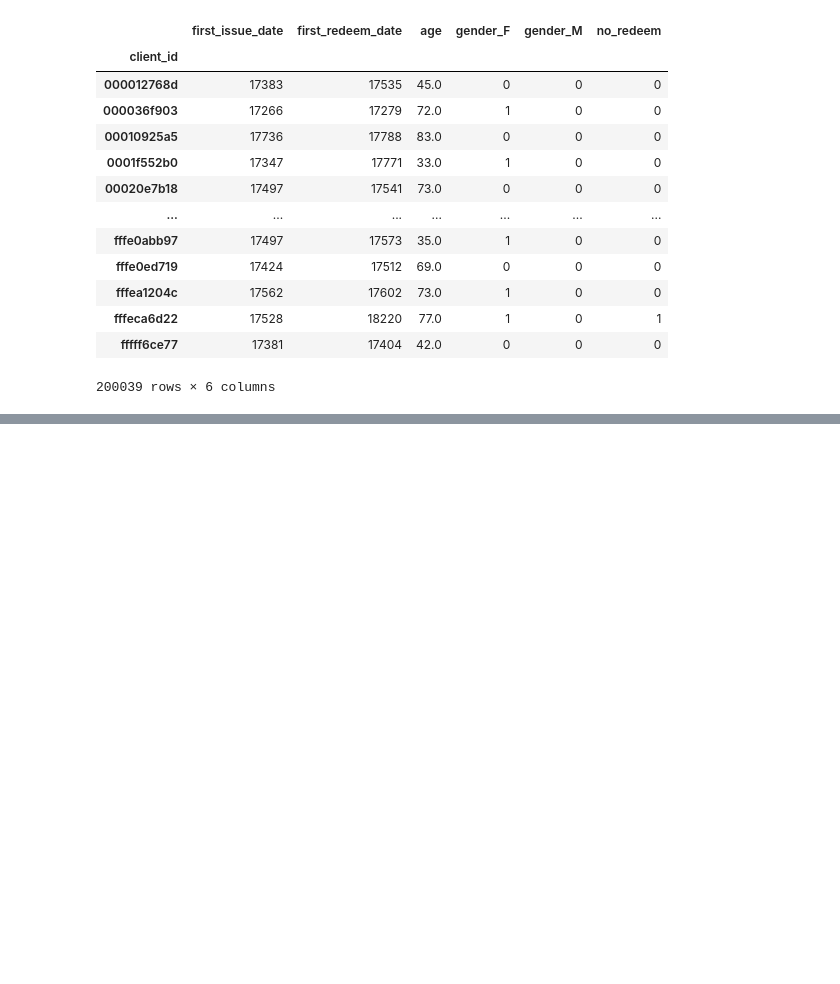
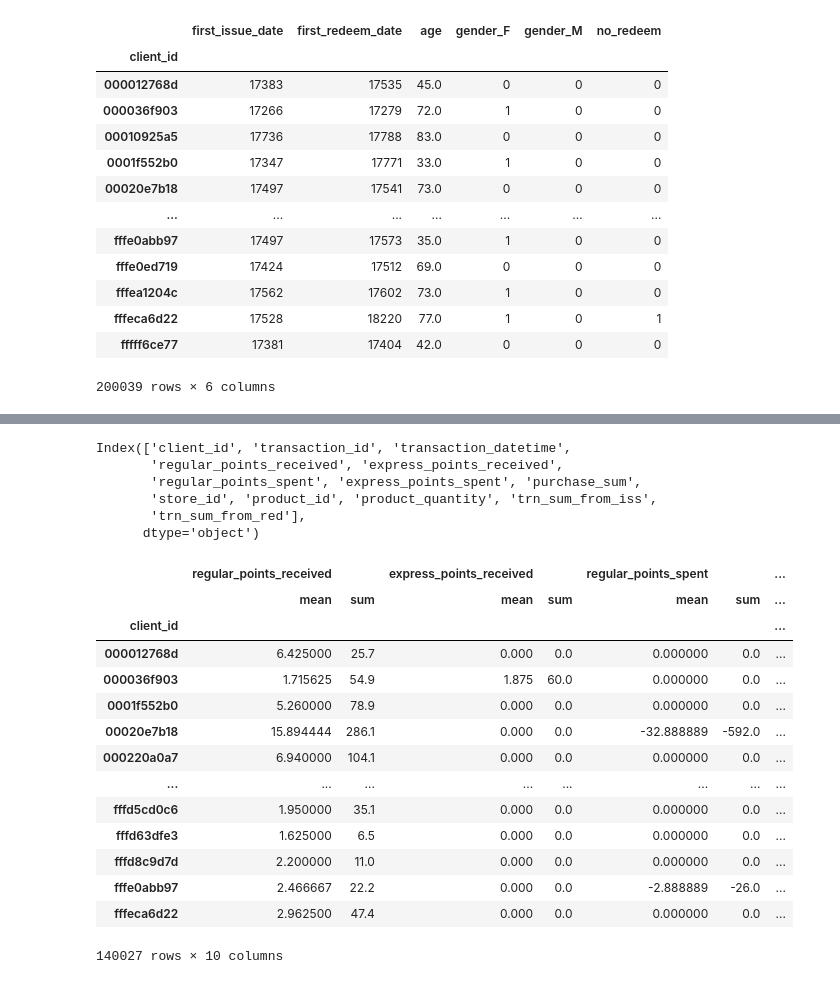
Before and after one commit to Denis-Kazakov/Kaggle_CFT_uplift, a Jupyter notebook: data_prep.ipynb, the cells around one changed output, grey strips where cells are left out. Saved outputs shown, nothing was run; the diff lists cells and outputs as text; code cells hidden in the pictures; blank space fills up the shorter version.

```diff
--- a/data_prep.ipynb
+++ b/data_prep.ipynb
@@ -148,0 +151,3 @@ clients.to_csv('clients2_modified.csv')
+# %%
+train_purch = pd.read_csv('train_purch.csv', parse_dates=['transaction_datetime'])
+train_purch
@@ -148,0 +168,41 @@ clients.to_csv('clients2_modified.csv')
+# %%
+train_purch.columns
+# %% [output]
+Index(['client_id', 'transaction_id', 'transaction_datetime',
+       'regular_points_received', 'express_points_received',
+       'regular_points_spent', 'express_points_spent', 'purchase_sum',
+       'store_id', 'product_id', 'product_quantity', 'trn_sum_from_iss',
+       'trn_sum_from_red'],
+      dtype='object')
+# %%
+train_purch = train_purch\
+    .groupby(['client_id','transaction_id'])\
+    .agg({'regular_points_received': 'mean',
+          'express_points_received': 'mean',
+          'regular_points_spent': 'mean',
+          'express_points_spent': 'mean',
+          'purchase_sum': 'mean'})\
+    .reset_index()\
+    .groupby('client_id')\
+    .agg({'regular_points_received': ['mean', 'sum'],
+          'express_points_received': ['mean', 'sum'],
+          'regular_points_spent': ['mean', 'sum'],
+          'express_points_spent': ['mean', 'sum'],
+          'purchase_sum': ['mean', 'sum']})
+train_purch
+# %% [output]
+|  | regular_points_received |  | express_points_received |  | regular_points_spent |  | ... |
+|  | mean | sum | mean | sum | mean | sum | ... |
+| client_id |  |  |  |  |  |  | ... |
+| 000012768d | 6.425000 | 25.7 | 0.000 | 0.0 | 0.000000 | 0.0 | ... |
+| 000036f903 | 1.715625 | 54.9 | 1.875 | 60.0 | 0.000000 | 0.0 | ... |
+| 0001f552b0 | 5.260000 | 78.9 | 0.000 | 0.0 | 0.000000 | 0.0 | ... |
+| 00020e7b18 | 15.894444 | 286.1 | 0.000 | 0.0 | -32.888889 | -592.0 | ... |
+| 000220a0a7 | 6.940000 | 104.1 | 0.000 | 0.0 | 0.000000 | 0.0 | ... |
+| ... | ... | ... | ... | ... | ... | ... | ... |
+| fffd5cd0c6 | 1.950000 | 35.1 | 0.000 | 0.0 | 0.000000 | 0.0 | ... |
+| fffd63dfe3 | 1.625000 | 6.5 | 0.000 | 0.0 | 0.000000 | 0.0 | ... |
+| fffd8c9d7d | 2.200000 | 11.0 | 0.000 | 0.0 | 0.000000 | 0.0 | ... |
+| fffe0abb97 | 2.466667 | 22.2 | 0.000 | 0.0 | -2.888889 | -26.0 | ... |
+| fffeca6d22 | 2.962500 | 47.4 | 0.000 | 0.0 | 0.000000 | 0.0 | ... |
+140027 rows × 10 columns
```
Also changed, not shown: parts of 9 cells of this notebook, 17 other files.
